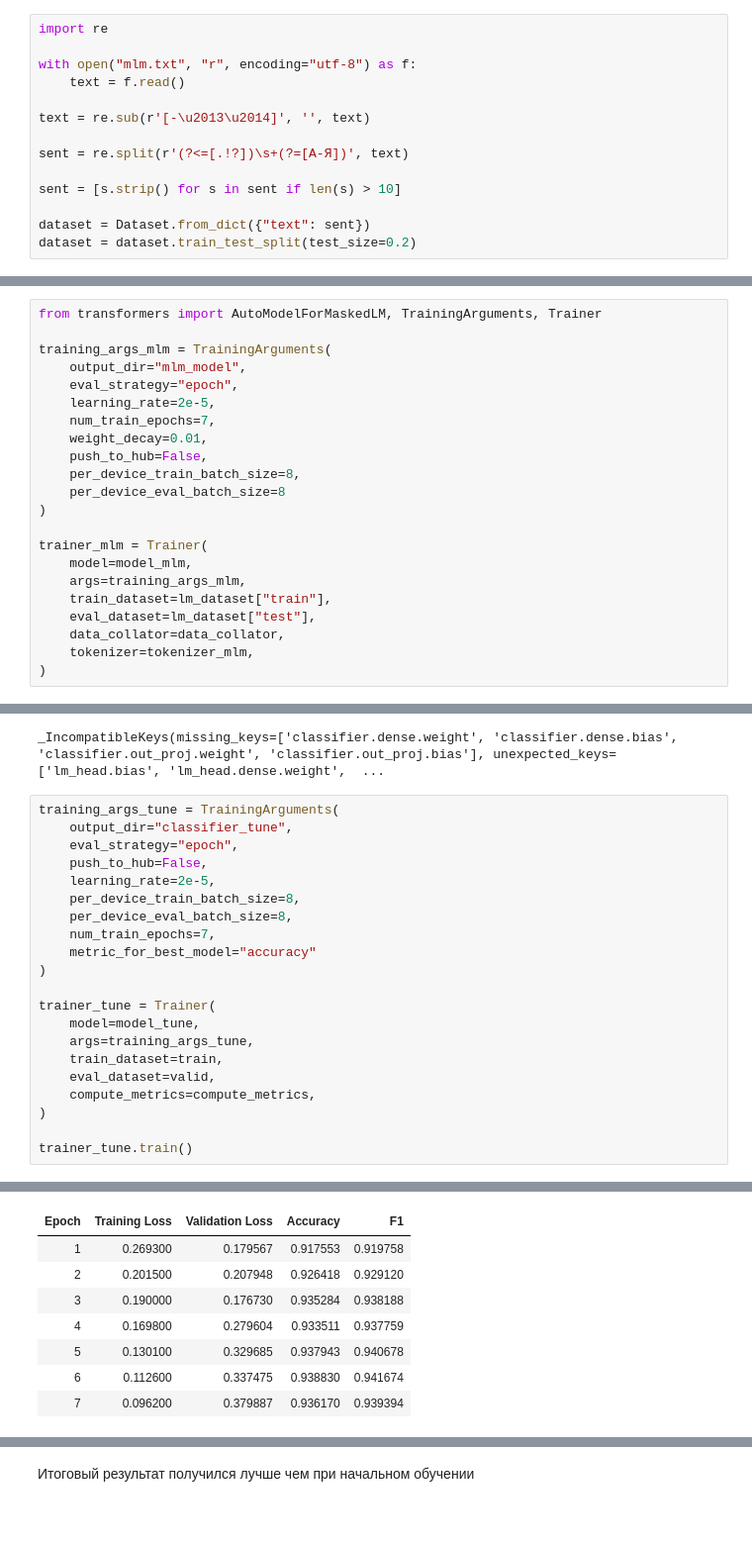
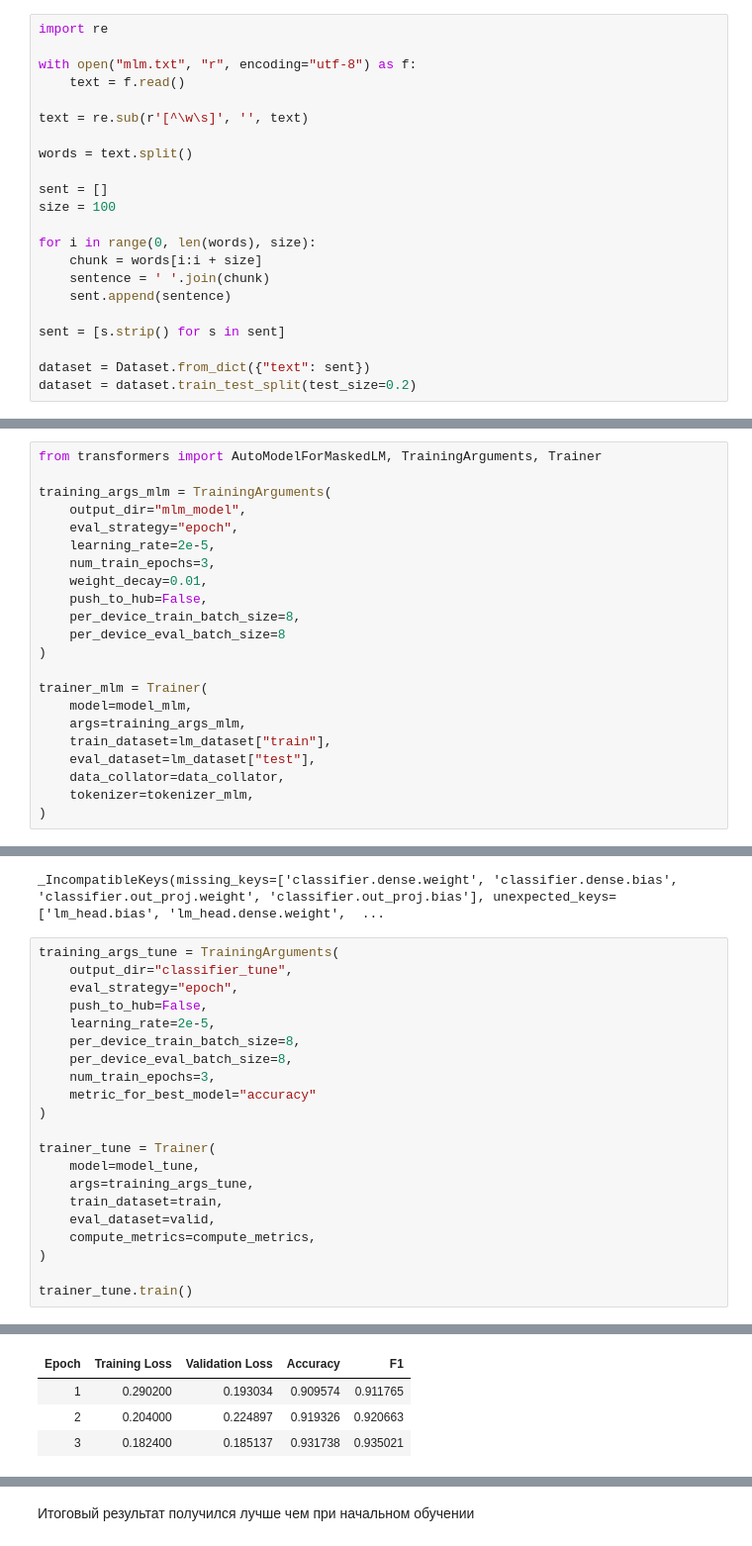
Before and after one commit to Smart781/DL_HSE_2025_fall, a Jupyter notebook: homeworks/hw4/Artyom_Smorodskij/hw4.ipynb, the cells around one changed output, grey strips where cells are left out. Shown: that part at 99% size. Saved outputs shown, nothing was run; the diff lists cells and outputs as text; blank space fills up the shorter version.

```diff
--- a/homeworks/hw4/Artyom_Smorodskij/hw4.ipynb
+++ b/homeworks/hw4/Artyom_Smorodskij/hw4.ipynb
@@ -152,11 +148,19 @@ import re
 with open("mlm.txt", "r", encoding="utf-8") as f:
     text = f.read()
 
-text = re.sub(r'[-\u2013\u2014]', '', text)
+text = re.sub(r'[^\w\s]', '', text)
 
-sent = re.split(r'(?<=[.!?])\s+(?=[А-Я])', text)
+words = text.split()
 
-sent = [s.strip() for s in sent if len(s) > 10]
+sent = []
+size = 100
+
+for i in range(0, len(words), size):
+    chunk = words[i:i + size]
+    sentence = ' '.join(chunk)
+    sent.append(sentence)
+
+sent = [s.strip() for s in sent]
 
 dataset = Dataset.from_dict({"text": sent})
 dataset = dataset.train_test_split(test_size=0.2)
@@ -205,7 +209,7 @@ training_args_mlm = TrainingArguments(
     output_dir="mlm_model",
     eval_strategy="epoch",
     learning_rate=2e-5,
-    num_train_epochs=7,
+    num_train_epochs=3,
     weight_decay=0.01,
     push_to_hub=False,
     per_device_train_batch_size=8,
@@ -260,7 +261,7 @@ training_args_tune = TrainingArguments(
     learning_rate=2e-5,
     per_device_train_batch_size=8,
     per_device_eval_batch_size=8,
-    num_train_epochs=7,
+    num_train_epochs=3,
     metric_for_best_model="accuracy"
 )
 
@@ -278,8 +279,4 @@ trainer_tune.train()
 | Epoch | Training Loss | Validation Loss | Accuracy | F1 |
-| 1 | 0.269300 | 0.179567 | 0.917553 | 0.919758 |
-| 2 | 0.201500 | 0.207948 | 0.926418 | 0.929120 |
-| 3 | 0.190000 | 0.176730 | 0.935284 | 0.938188 |
-| 4 | 0.169800 | 0.279604 | 0.933511 | 0.937759 |
-| 5 | 0.130100 | 0.329685 | 0.937943 | 0.940678 |
-| 6 | 0.112600 | 0.337475 | 0.938830 | 0.941674 |
-| 7 | 0.096200 | 0.379887 | 0.936170 | 0.939394 |
+| 1 | 0.290200 | 0.193034 | 0.909574 | 0.911765 |
+| 2 | 0.204000 | 0.224897 | 0.919326 | 0.920663 |
+| 3 | 0.182400 | 0.185137 | 0.931738 | 0.935021 |
```
Also changed, not shown: parts of 6 cells of this notebook, 1 other file.
